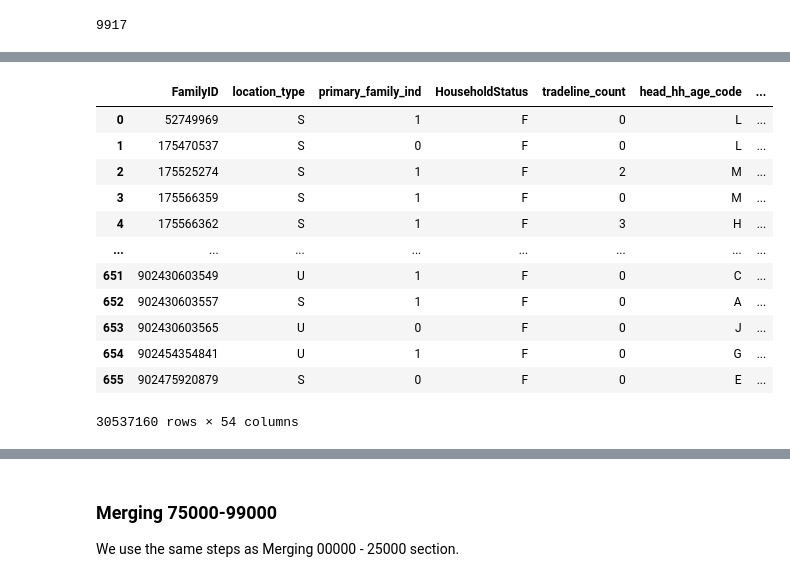
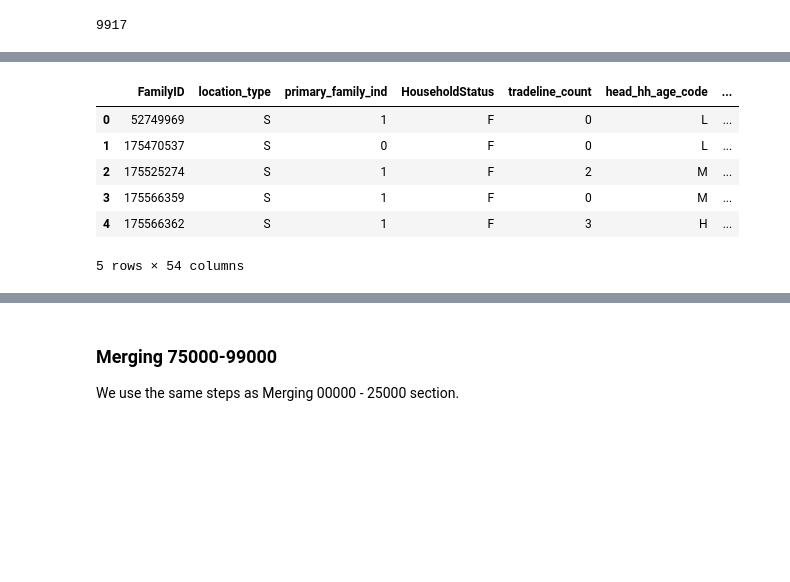
Before and after one commit to Howard-nolan/Codeplus-Data-Visualization, a Jupyter notebook: processing/01_merging_files.ipynb, the cells around one changed output, grey strips where cells are left out. Cells and saved outputs as stored; diff of their text form; code cells hidden in the pictures; blank space fills up the shorter version.

```diff
--- a/processing/01_merging_files.ipynb
+++ b/processing/01_merging_files.ipynb
@@ -10,0 +19,4 @@ import pandas as pd
+# %%
+DATA_DIR = os.getcwd()
+DATA_DIR = DATA_DIR.replace('processing', 'data')
+DATA_DIR
@@ -10,0 +139,3 @@ import pandas as pd
+# %%
+f = pd.read_parquet(DATA_DIR + '/infousa_merged.parquet')
+f
@@ -139,6 +314,6 @@ len(newlist)
 # %%
 %%time
 #combine all files in the list
-zip_50_75 = pd.concat([pd.read_csv(f, sep = '\t', engine='pyarrow') for f in newlist])
+zip_50_75 = pd.concat([pd.read_csv(f, sep = '\t', dtype = {'census_state_2010': 'str', 'census_county_2010': 'str'}) for f in newlist])
 zip_50_75.head()
 # %% [output]
@@ -147,15 +322,9 @@ Wall time: 9min 6s
 |  | FamilyID | location_type | primary_family_ind | HouseholdStatus | tradeline_count | head_hh_age_code | ... |
 | 0 | 52749969 | S | 1 | F | 0 | L | ... |
 | 1 | 175470537 | S | 0 | F | 0 | L | ... |
 | 2 | 175525274 | S | 1 | F | 2 | M | ... |
 | 3 | 175566359 | S | 1 | F | 0 | M | ... |
 | 4 | 175566362 | S | 1 | F | 3 | H | ... |
-| ... | ... | ... | ... | ... | ... | ... | ... |
-| 651 | 902430603549 | U | 1 | F | 0 | C | ... |
-| 652 | 902430603557 | S | 1 | F | 0 | A | ... |
-| 653 | 902430603565 | U | 0 | F | 0 | J | ... |
-| 654 | 902454354841 | U | 1 | F | 0 | G | ... |
-| 655 | 902475920879 | S | 0 | F | 0 | E | ... |
-30537160 rows × 54 columns
+5 rows × 54 columns
 # %%
 %%time
```
Also changed, not shown: parts of 48 cells of this notebook, 13 other files.
